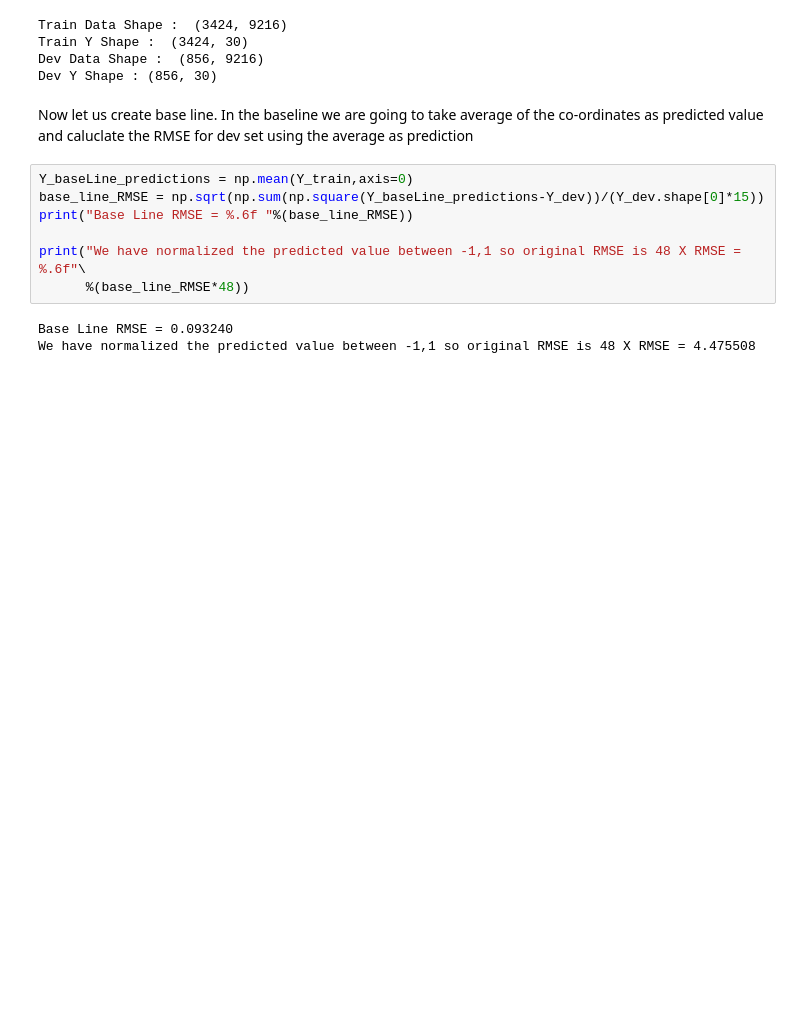
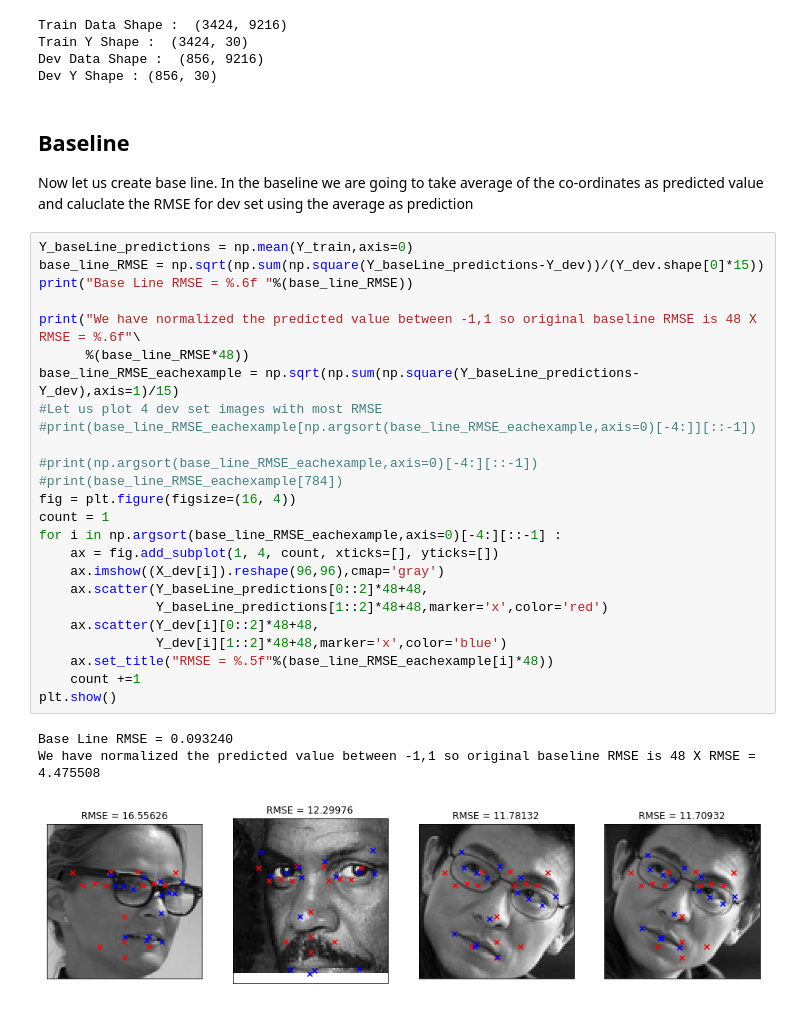
Before and after one commit to anupjha10/W207_ML_FINAL_Project, a Jupyter notebook: Final_Project_Anish_Anup.ipynb, the cells around one changed output. Drawn from its saved outputs; the diff is of its cells as text; blank space fills up the shorter version.

```diff
--- a/Final_Project_Anish_Anup.ipynb
+++ b/Final_Project_Anish_Anup.ipynb
@@ -247,14 +258,34 @@ Train Y Shape :  (3424, 30)
 Dev Data Shape :  (856, 9216)
 Dev Y Shape : (856, 30)
 # %% [markdown]
+## Baseline
 Now let us create base line. In the baseline we are going to take average of the co-ordinates as predicted value and caluclate the RMSE for dev set using the average as prediction
-# %%
-Y_baseLine_predictions = np.mean(Y_train,axis=0)
-base_line_RMSE = np.sqrt(np.sum(np.square(Y_baseLine_predictions-Y_dev))/(Y_dev.shape[0]*15))
-print("Base Line RMSE = %.6f "%(base_line_RMSE))
-
-print("We have normalized the predicted value between -1,1 so original RMSE is 48 X RMSE = %.6f"\
-      %(base_line_RMSE*48))
-# %% [output]
-Base Line RMSE = 0.093240
-We have normalized the predicted value between -1,1 so original RMSE is 48 X RMSE = 4.475508
+# %%
+Y_baseLine_predictions = np.mean(Y_train,axis=0)
+base_line_RMSE = np.sqrt(np.sum(np.square(Y_baseLine_predictions-Y_dev))/(Y_dev.shape[0]*15))
+print("Base Line RMSE = %.6f "%(base_line_RMSE))
+
+print("We have normalized the predicted value between -1,1 so original baseline RMSE is 48 X RMSE = %.6f"\
+      %(base_line_RMSE*48))
+base_line_RMSE_eachexample = np.sqrt(np.sum(np.square(Y_baseLine_predictions-Y_dev),axis=1)/15)
+#Let us plot 4 dev set images with most RMSE
+#print(base_line_RMSE_eachexample[np.argsort(base_line_RMSE_eachexample,axis=0)[-4:]][::-1])
+
+#print(np.argsort(base_line_RMSE_eachexample,axis=0)[-4:][::-1])
+#print(base_line_RMSE_eachexample[784])
+fig = plt.figure(figsize=(16, 4))
+count = 1
+for i in np.argsort(base_line_RMSE_eachexample,axis=0)[-4:][::-1] :
+    ax = fig.add_subplot(1, 4, count, xticks=[], yticks=[])
+    ax.imshow((X_dev[i]).reshape(96,96),cmap='gray')
+    ax.scatter(Y_baseLine_predictions[0::2]*48+48,
+               Y_baseLine_predictions[1::2]*48+48,marker='x',color='red')
+    ax.scatter(Y_dev[i][0::2]*48+48,
+               Y_dev[i][1::2]*48+48,marker='x',color='blue')
+    ax.set_title("RMSE = %.5f"%(base_line_RMSE_eachexample[i]*48))
+    count +=1
+plt.show()
+# %% [output]
+Base Line RMSE = 0.093240
+We have normalized the predicted value between -1,1 so original baseline RMSE is 48 X RMSE = 4.475508
+[figure, added]
```
Also changed, not shown: parts of 5 cells of this notebook.
